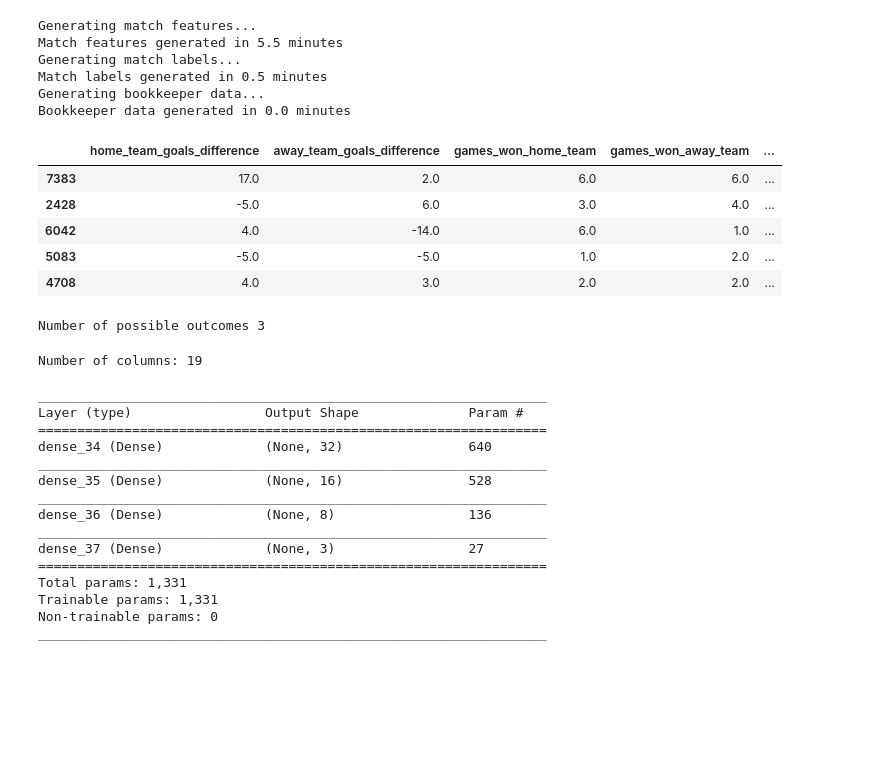
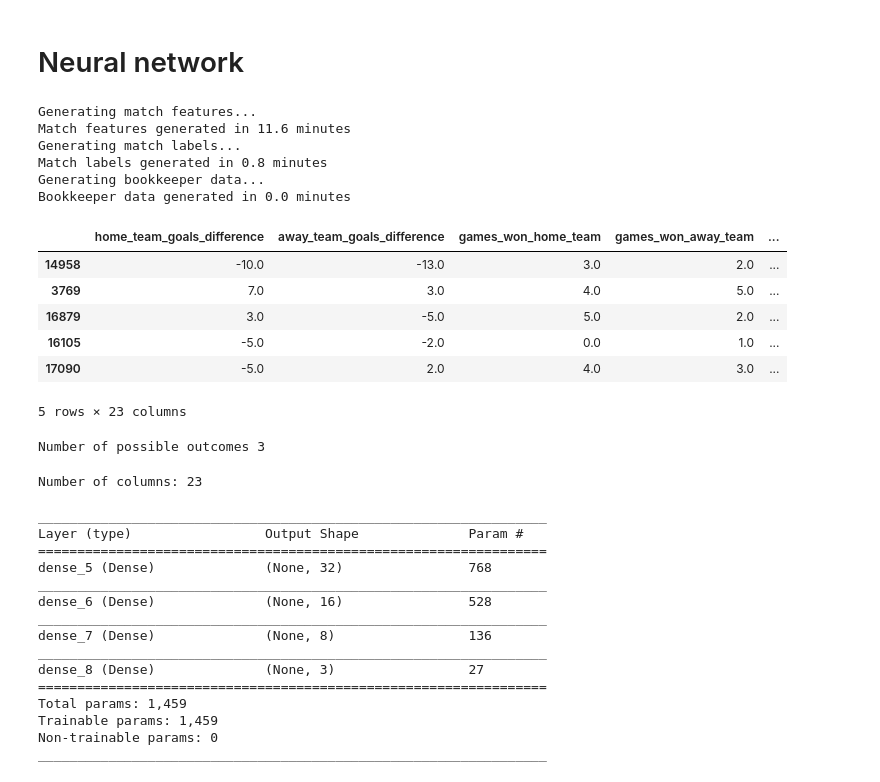
Before and after one commit to markkod/kaggle-football-prediction, a Jupyter notebook: modules/neural_network/neural_network.ipynb, the cells around one changed output. Cells and saved outputs as stored; diff of their text form; code cells hidden in the pictures; blank space fills up the shorter version.

```diff
--- a/modules/neural_network/neural_network.ipynb
+++ b/modules/neural_network/neural_network.ipynb
@@ -1,3 +1,5 @@
+# %% [markdown]
+# Neural network
 # %%
 import os
 import sys
@@ -41,7 +43,9 @@ match_data_rows = ["country_id", "league_id", "season", "stage", "date", "match_
 match_data_sql = 'SELECT * FROM MATCH' + ' WHERE ' + " IS NOT NULL AND ".join(match_data_rows) + ';'
 
 match_data = pd.read_sql(match_data_sql, conn)
-match_data = match_data.tail(10000)
+
+# Comment in if you don't want to use the entire match data
+# match_data = match_data.tail(10000)
 
 #Creating features and labels based on data provided
 bk_cols = ['B365', 'BW', 'IW', 'LB', 'PS', 'WH', 'SJ', 'VC', 'GB', 'BS']
@@ -49,31 +53,33 @@ bk_cols_selected = ['B365', 'BW']
 feables = create_feables(match_data, None, bk_cols_selected, get_overall = True)
 inputs = feables.drop('match_api_id', axis = 1)
 
-#Exploring the data and creating visualizations
+# Labels and features
 labels = inputs.loc[:,'label']
 features = inputs.drop('label', axis = 1)
 # %% [output]
 Generating match features...
-Match features generated in 5.5 minutes
+Match features generated in 11.6 minutes
 Generating match labels...
-Match labels generated in 0.5 minutes
+Match labels generated in 0.8 minutes
 Generating bookkeeper data...
 Bookkeeper data generated in 0.0 minutes
 # %%
 from sklearn.model_selection import train_test_split
 
 
-#Splitting the data into Train
-X_train, X_test, y_train, y_test = train_test_split(features, labels, test_size = 0.1, random_state = 0, stratify = labels)
+#Splitting the data into train, test
+X_train, X_test, y_train, y_test = train_test_split(features, labels, test_size = 0.25, random_state = 0, stratify = labels)
 
+# Show some rows of the data
 X_train.head()
 # %% [output]
 |  | home_team_goals_difference | away_team_goals_difference | games_won_home_team | games_won_away_team | ... |
-| 7383 | 17.0 | 2.0 | 6.0 | 6.0 | ... |
-| 2428 | -5.0 | 6.0 | 3.0 | 4.0 | ... |
-| 6042 | 4.0 | -14.0 | 6.0 | 1.0 | ... |
-| 5083 | -5.0 | -5.0 | 1.0 | 2.0 | ... |
-| 4708 | 4.0 | 3.0 | 2.0 | 2.0 | ... |
+| 14958 | -10.0 | -13.0 | 3.0 | 2.0 | ... |
+| 3769 | 7.0 | 3.0 | 4.0 | 5.0 | ... |
+| 16879 | 3.0 | -5.0 | 5.0 | 2.0 | ... |
+| 16105 | -5.0 | -2.0 | 0.0 | 1.0 | ... |
+| 17090 | -5.0 | 2.0 | 4.0 | 3.0 | ... |
+5 rows × 23 columns
 # %%
 # Match outcome
 y_train.head()
@@ -90,7 +96,7 @@ Number of possible outcomes 3
 columns = X_train.shape[1]
 print('Number of columns:', columns)
 # %% [output]
-Number of columns: 19
+Number of columns: 23
 # %%
 from keras.models import Model, Sequential
 from keras import regularizers
@@ -102,7 +108,7 @@ import keras
 from keras.utils.np_utils import to_categorical
 from keras.callbacks import EarlyStopping
 
-def build_keras_model():
+def build_model():
     model = Sequential()
     model.add(Dense(32, input_dim=columns, activation='relu', kernel_regularizer=regularizers.l2(0.0002)))
     model.add(Dense(16, activation='relu', kernel_regularizer=regularizers.l2(0.0002)))
@@ -111,22 +117,22 @@ def build_keras_model():
     model.compile(loss='mean_squared_error', optimizer=Adam(lr=0.0001), metrics=['accuracy']) # categorical_crossentropy
     return model
 
-model = build_keras_model()
+model = build_model()
 model.summary()
 # %% [output]
 _________________________________________________________________
 Layer (type)                 Output Shape              Param #
 =================================================================
-dense_34 (Dense)             (None, 32)                640
+dense_5 (Dense)              (None, 32)                768
 _________________________________________________________________
-dense_35 (Dense)             (None, 16)                528
+dense_6 (Dense)              (None, 16)                528
 _________________________________________________________________
-dense_36 (Dense)             (None, 8)                 136
+dense_7 (Dense)              (None, 8)                 136
 _________________________________________________________________
-dense_37 (Dense)             (None, 3)                 27
+dense_8 (Dense)              (None, 3)                 27
 =================================================================
-Total params: 1,331
-Trainable params: 1,331
+Total params: 1,459
+Trainable params: 1,459
 Non-trainable params: 0
 _________________________________________________________________
 # %%
```
Also changed, not shown: parts of 7 cells of this notebook, 2 other files.
